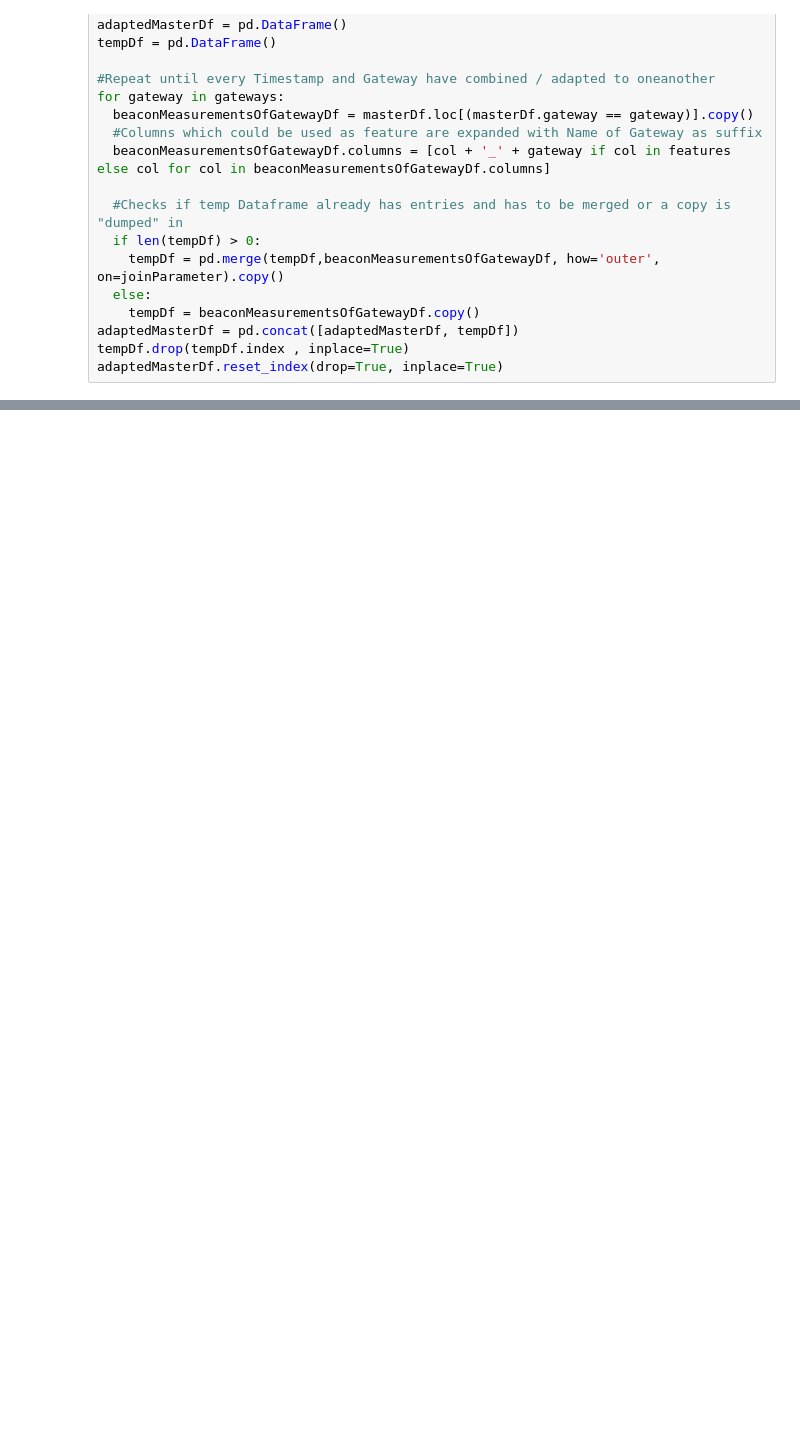
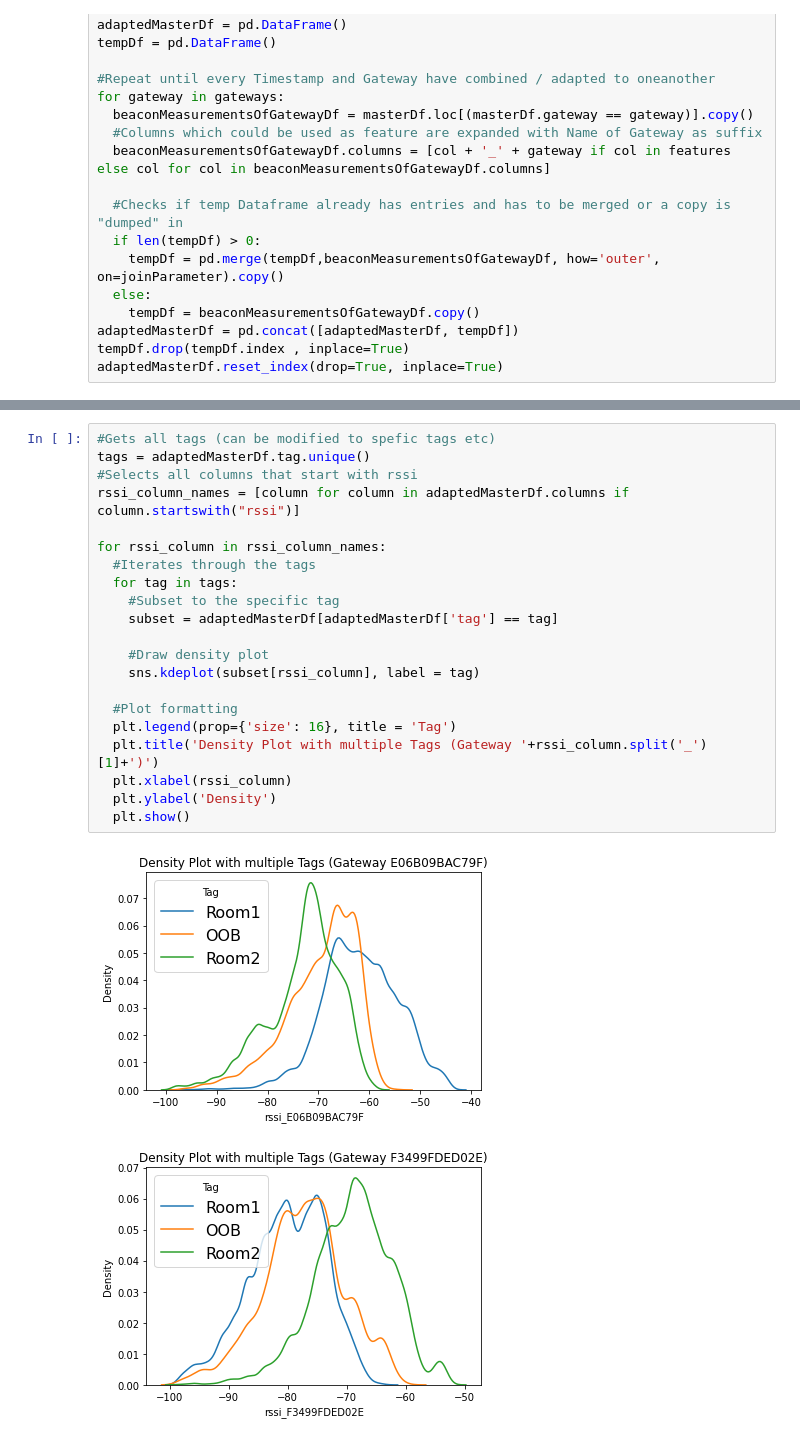
Before and after one commit to wagneced/IndoorTrackingML, a Jupyter notebook: IndoorTrackingML.ipynb, the cells around one changed output, grey strips where cells are left out. Drawn from its saved outputs; the diff is of its cells as text; blank space fills up the shorter version.

```diff
--- a/IndoorTrackingML.ipynb
+++ b/IndoorTrackingML.ipynb
@@ -207,0 +214,24 @@ plt.show()
+# %%
+#Gets all tags (can be modified to spefic tags etc)
+tags = adaptedMasterDf.tag.unique()
+#Selects all columns that start with rssi
+rssi_column_names = [column for column in adaptedMasterDf.columns if column.startswith("rssi")]
+
+for rssi_column in rssi_column_names:
+  #Iterates through the tags
+  for tag in tags:
+    #Subset to the specific tag
+    subset = adaptedMasterDf[adaptedMasterDf['tag'] == tag]
+
+    #Draw density plot
+    sns.kdeplot(subset[rssi_column], label = tag)
+
+  #Plot formatting
+  plt.legend(prop={'size': 16}, title = 'Tag')
+  plt.title('Density Plot with multiple Tags (Gateway '+rssi_column.split('_')[1]+')')
+  plt.xlabel(rssi_column)
+  plt.ylabel('Density')
+  plt.show()
+# %% [output]
+[figure, added]
+[figure, added]
```
Also changed, not shown: parts of 2 cells of this notebook.
